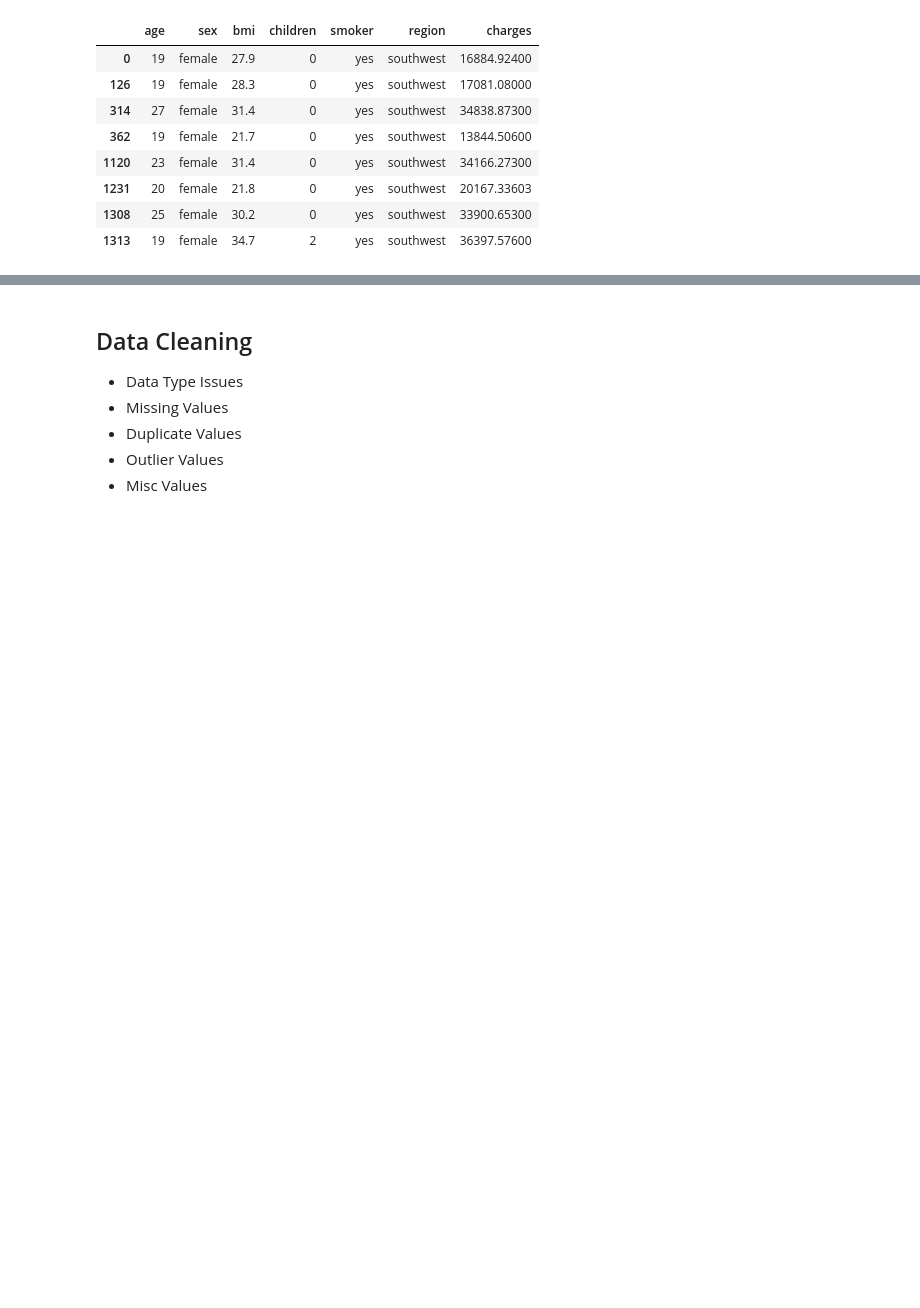
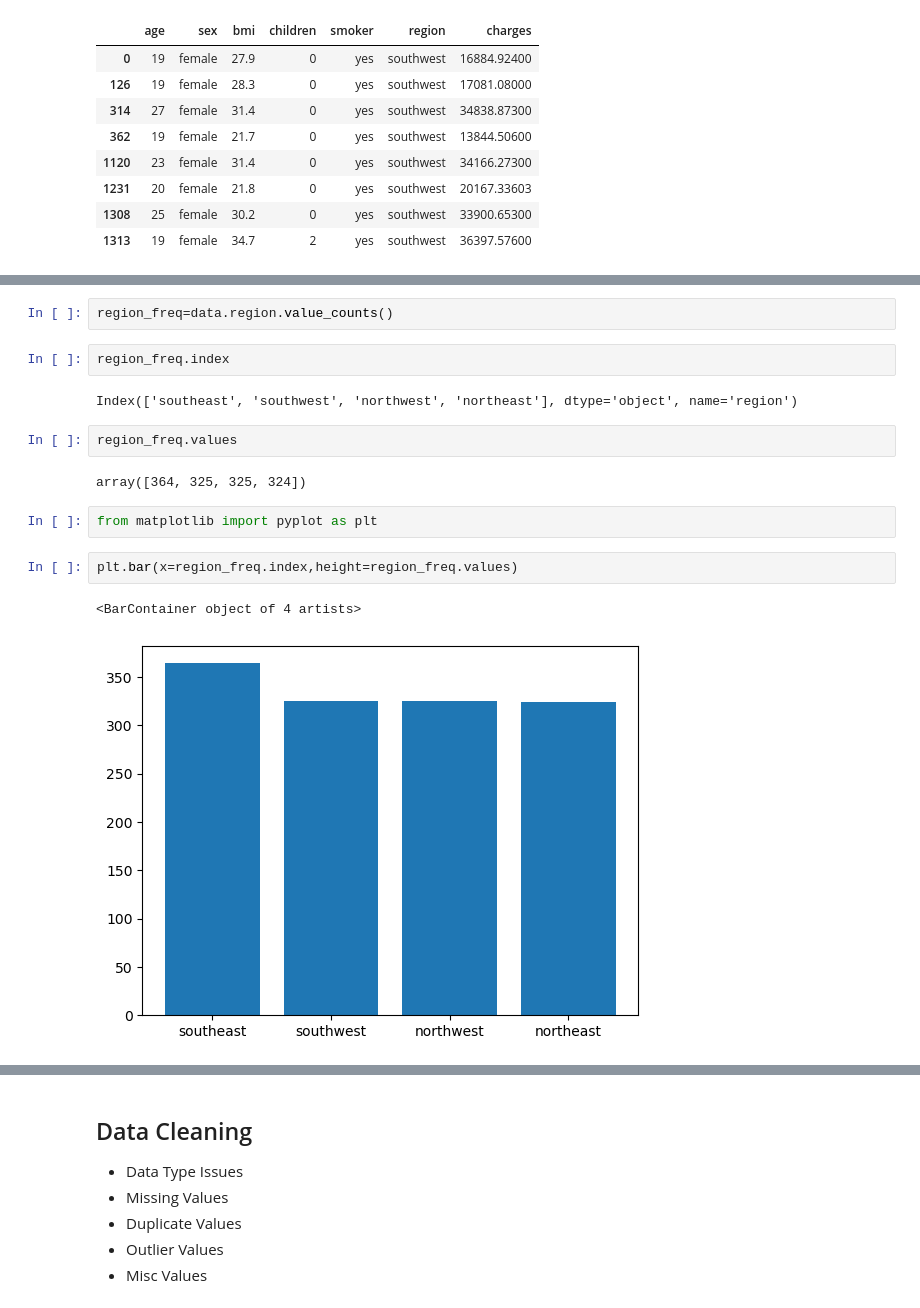
Before and after one commit to Khuzaima811/Pandas-Practice-repo, a Jupyter notebook: Class3PRC(Data_Cleaning).ipynb, the cells around one changed output, grey strips where cells are left out. Cells and saved outputs as stored; diff of their text form; blank space fills up the shorter version.

```diff
--- a/Class3PRC(Data_Cleaning).ipynb
+++ b/Class3PRC(Data_Cleaning).ipynb
@@ -177,0 +222,17 @@ data[(data.sex=="female") & (data.smoker=="yes") & (data.region=="southwest") &
+# %%
+region_freq=data.region.value_counts()
+# %%
+region_freq.index
+# %% [output]
+Index(['southeast', 'southwest', 'northwest', 'northeast'], dtype='object', name='region')
+# %%
+region_freq.values
+# %% [output]
+array([364, 325, 325, 324])
+# %%
+from matplotlib import pyplot as plt
+# %%
+plt.bar(x=region_freq.index,height=region_freq.values)
+# %% [output]
+<BarContainer object of 4 artists>
+[figure, added]
```
Also changed, not shown: parts of 40 cells of this notebook, 10 other files.
